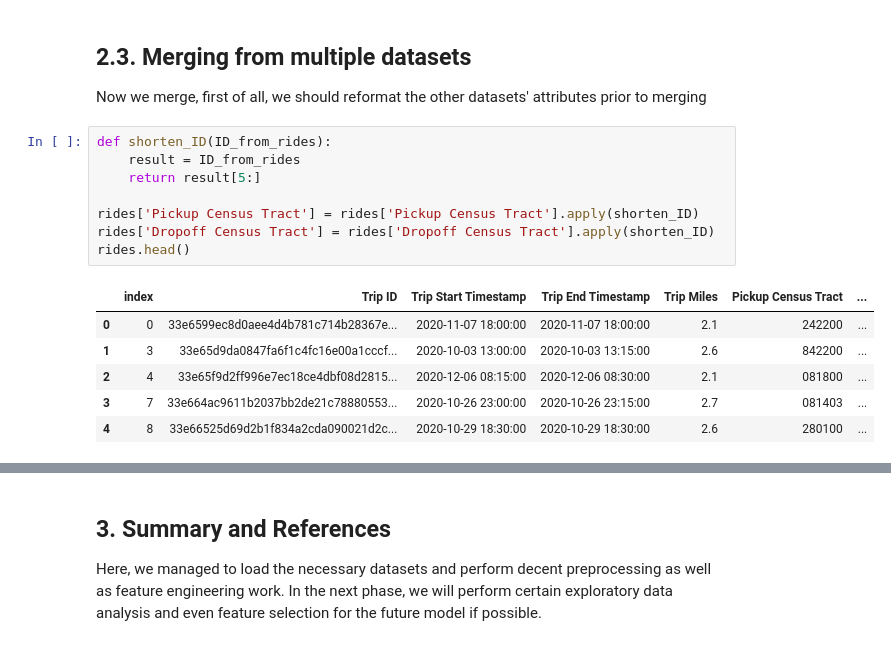
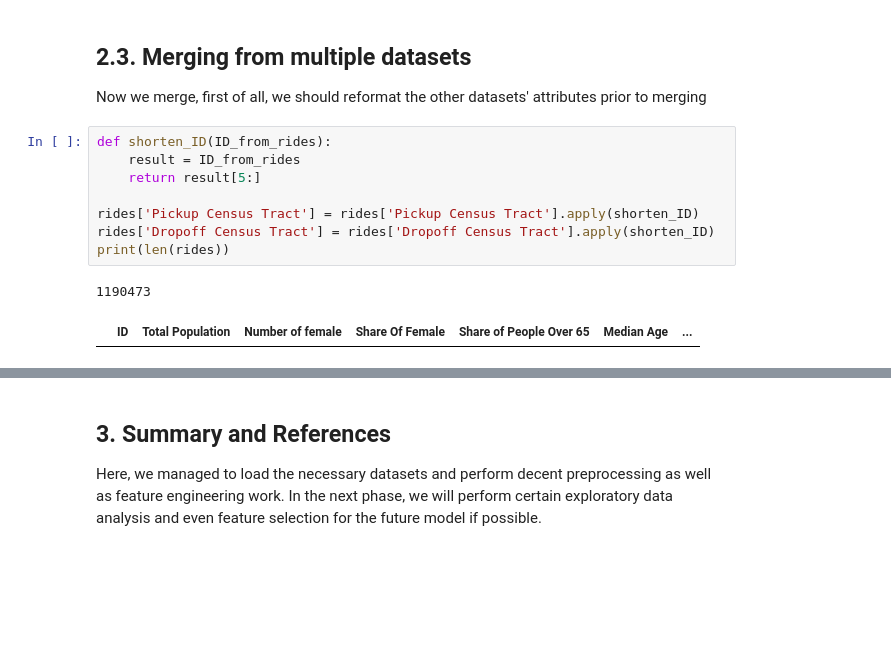
Before and after one commit to Taiducphan1234/Ride-Hailing-Data-Analysis-and-Tipping-Prediction, a Jupyter notebook: Ride-Hailing Data Analysis - Data Preparation and Preprocessing.ipynb, the cells around one changed output, grey strips where cells are left out. Cells and saved outputs as stored; diff of their text form; blank space fills up the shorter version.

```diff
--- a/Ride-Hailing Data Analysis - Data Preparation and Preprocessing.ipynb
+++ b/Ride-Hailing Data Analysis - Data Preparation and Preprocessing.ipynb
@@ -521,16 +510,12 @@ Now we merge, first of all, we should reformat the other datasets' attributes pr
 # %%
 def shorten_ID(ID_from_rides):
     result = ID_from_rides
     return result[5:]
 
 rides['Pickup Census Tract'] = rides['Pickup Census Tract'].apply(shorten_ID)
 rides['Dropoff Census Tract'] = rides['Dropoff Census Tract'].apply(shorten_ID)
-rides.head()
+print(len(rides))
 # %% [output]
+1190473
-|  | index | Trip ID | Trip Start Timestamp | Trip End Timestamp | Trip Miles | Pickup Census Tract | ... |
-| 0 | 0 | 33e6599ec8d0aee4d4b781c714b28367e... | 2020-11-07 18:00:00 | 2020-11-07 18:00:00 | 2.1 | 242200 | ... |
-| 1 | 3 | 33e65d9da0847fa6f1c4fc16e00a1cccf... | 2020-10-03 13:00:00 | 2020-10-03 13:15:00 | 2.6 | 842200 | ... |
-| 2 | 4 | 33e65f9d2ff996e7ec18ce4dbf08d2815... | 2020-12-06 08:15:00 | 2020-12-06 08:30:00 | 2.1 | 081800 | ... |
-| 3 | 7 | 33e664ac9611b2037bb2de21c78880553... | 2020-10-26 23:00:00 | 2020-10-26 23:15:00 | 2.7 | 081403 | ... |
-| 4 | 8 | 33e66525d69d2b1f834a2cda090021d2c... | 2020-10-29 18:30:00 | 2020-10-29 18:30:00 | 2.6 | 280100 | ... |
+|  | ID | Total Population | Number of female | Share Of Female | Share of People Over 65 | Median Age | ... |
 # %%
```
Also changed, not shown: parts of 9 cells of this notebook.
